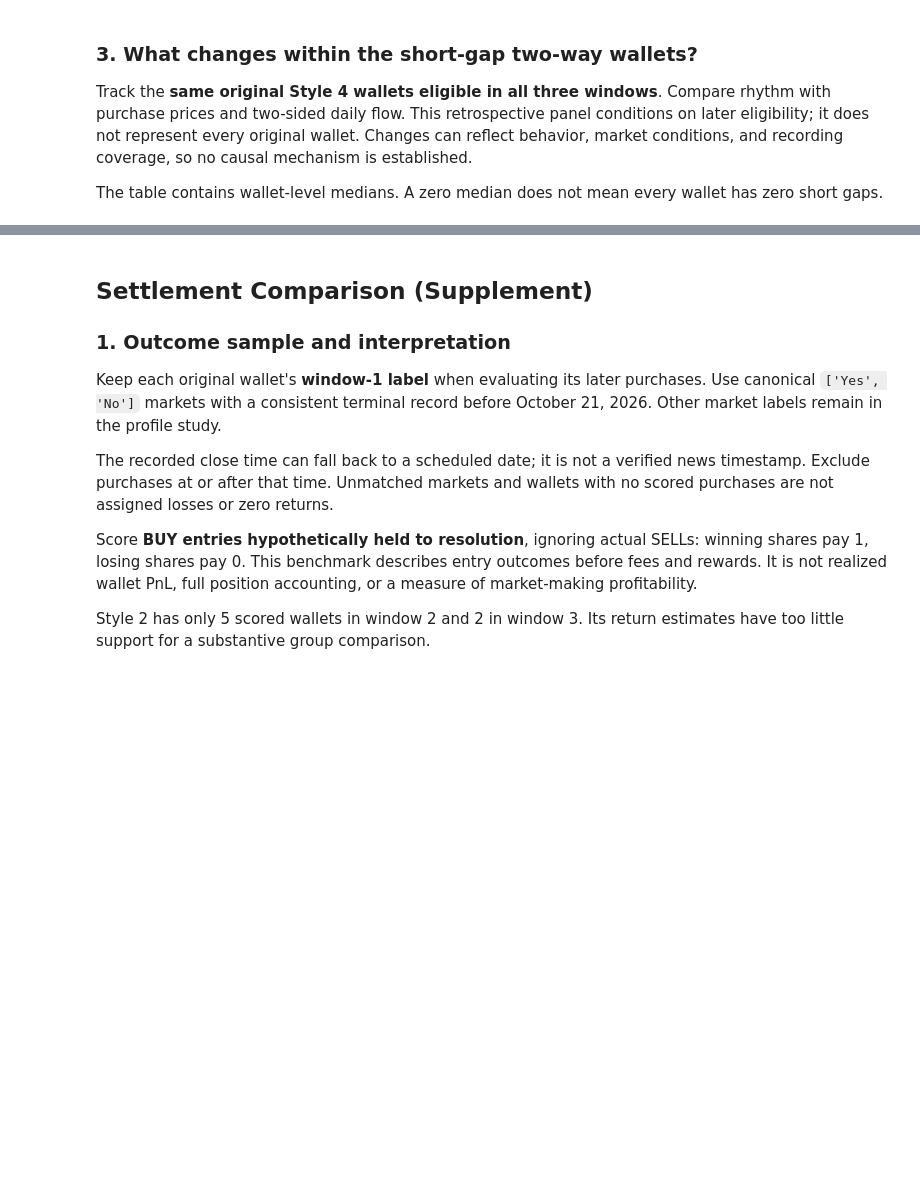
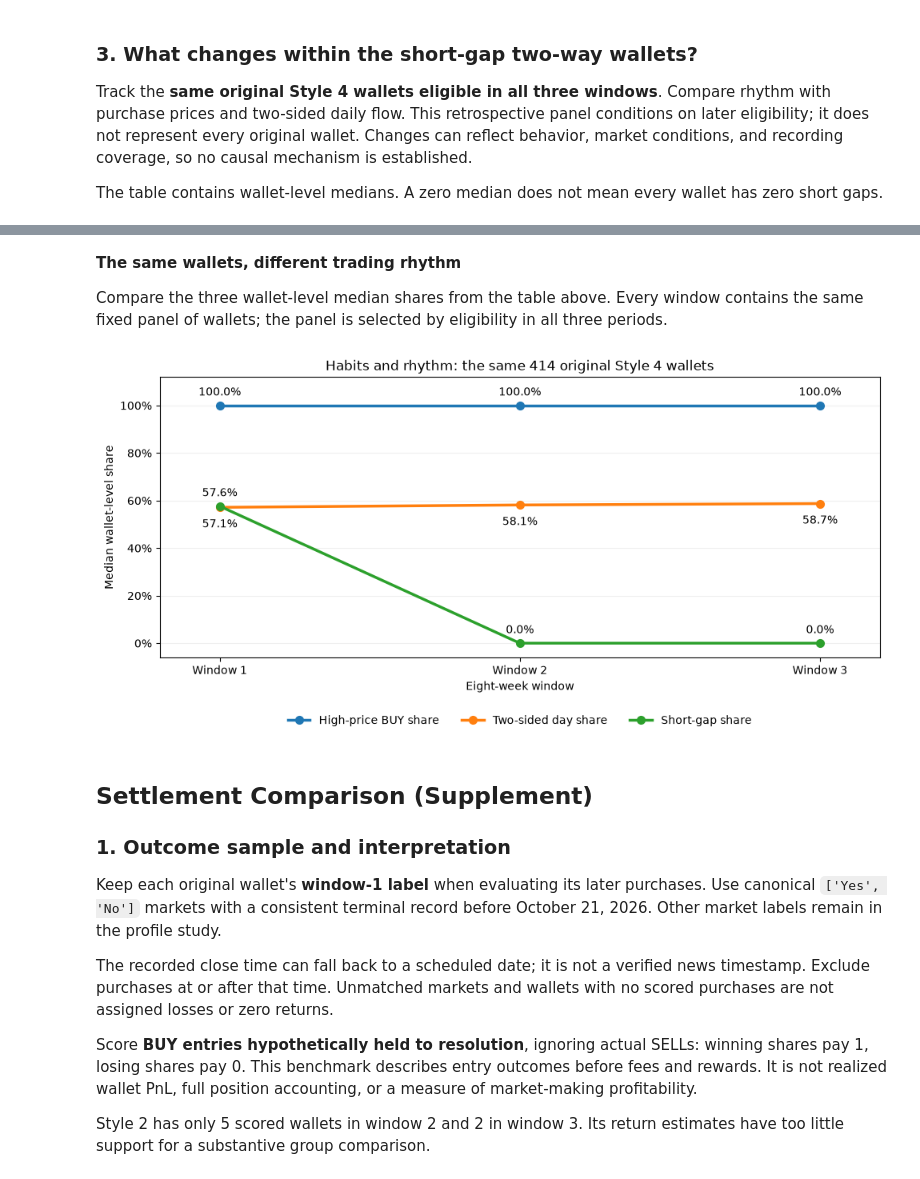
Before and after one commit to Cumuifreer/ucla-stats161-project, a Jupyter notebook: midterm.ipynb, the cells around one changed output, grey strips where cells are left out. Drawn from its saved outputs; the diff is of its cells as text; code cells hidden in the pictures; blank space fills up the shorter version.

```diff
--- a/midterm.ipynb
+++ b/midterm.ipynb
@@ -680,6 +713,37 @@ fixed_panel_summary.round(3)
 | 1 | 414 | 17.0 | 2.936 | 0.576 | 0.228 | 0.571 | ... |
 | 2 | 414 | 43.0 | 1.183 | 0.000 | 0.000 | 0.581 | ... |
 | 3 | 414 | 19.0 | 1.418 | 0.000 | 0.006 | 0.587 | ... |
+# %% [markdown]
+**The same wallets, different trading rhythm**
+
+Compare the three wallet-level median shares from the table above. Every window contains the same fixed panel of wallets; the panel is selected by eligibility in all three periods.
+# %%
+trend_labels = {
+    "high_buy_fraction": "High-price BUY share",
+    "two_sided_day_share": "Two-sided day share",
+    "short_gap_share": "Short-gap share",
+}
+panel_size = int(fixed_panel_summary["wallets"].iloc[0])
+fig, ax = plt.subplots(figsize=(10, 5))
+for feature, label in trend_labels.items():
+    values = fixed_panel_summary[feature]
+    ax.plot(values.index, values, marker="o", linewidth=2.5, markersize=7, label=label)
+    offset = -18 if feature == "two_sided_day_share" else 9
+    for window, value in values.items():
+        ax.annotate(f"{value:.1%}", (window, value), xytext=(0, offset),
+                    textcoords="offset points", ha="center", fontsize=10)
+ax.set_xticks([1, 2, 3], ["Window 1", "Window 2", "Window 3"])
+ax.set(xlim=(0.8, 3.2), ylim=(-0.06, 1.12), xlabel="Eight-week window",
+       ylabel="Median wallet-level share",
+       title=f"Habits and rhythm: the same {panel_size:,} original Style 4 wallets")
+ax.yaxis.set_major_formatter(PercentFormatter(1))
+ax.legend(loc="upper center", bbox_to_anchor=(0.5, -0.17), ncol=3, frameon=False)
+ax.grid(axis="y", alpha=0.2)
+ax.set_axisbelow(True)
+plt.tight_layout()
+plt.show()
+# %% [output]
+[figure, added]
 # %% [markdown]
 ## Settlement Comparison (Supplement)
 
```
Also changed, not shown: parts of 2 cells of this notebook, 1 other file.
